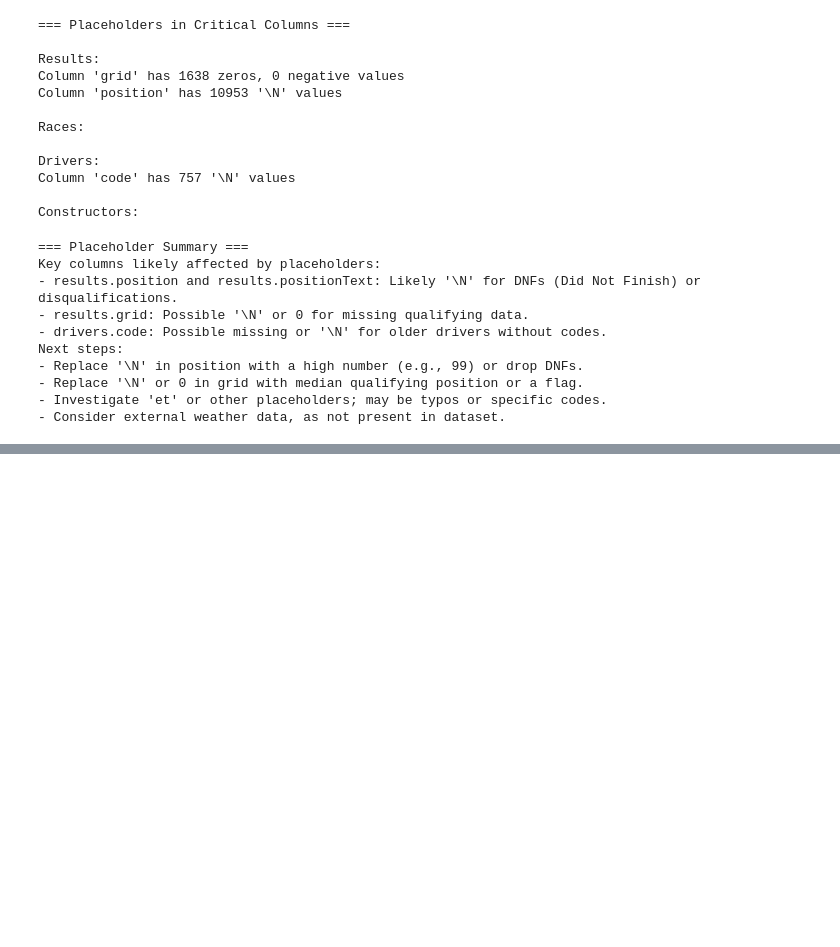
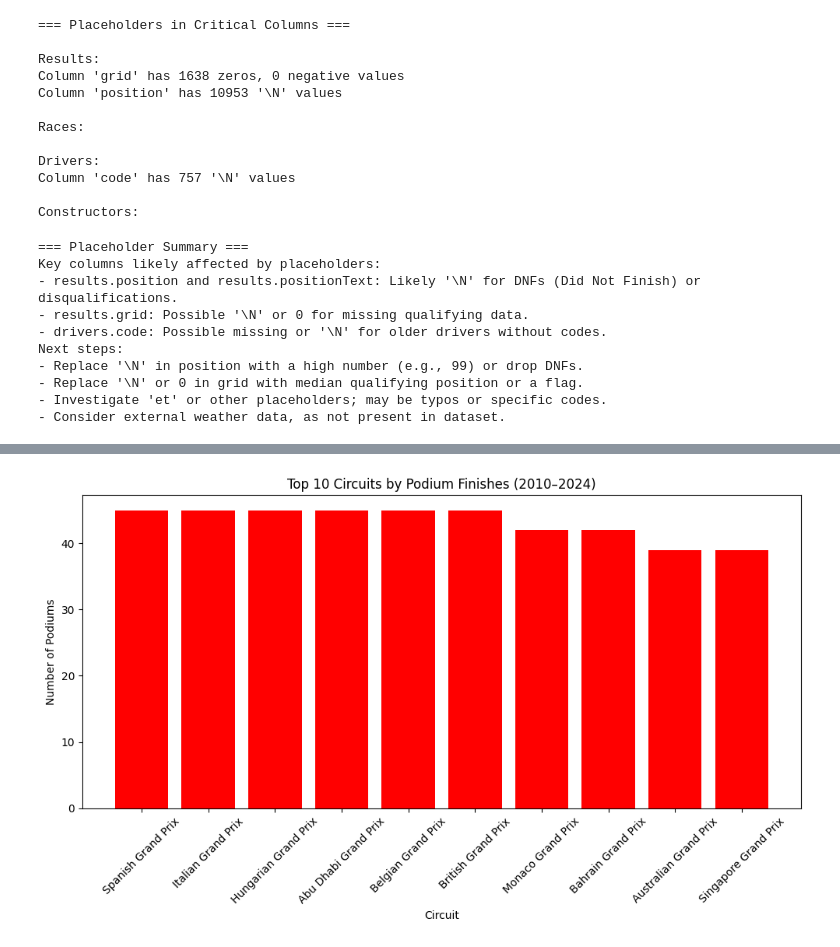
Before and after one commit to g0ku103/f1-podium-prediction, a Jupyter notebook: notebooks/eda.ipynb, the cells around one changed output, grey strips where cells are left out. Cells and saved outputs as stored; diff of their text form; code cells hidden in the pictures; blank space fills up the shorter version.

```diff
--- a/notebooks/eda.ipynb
+++ b/notebooks/eda.ipynb
@@ -222,0 +281,15 @@ Next steps:
+# %%
+# Podium counts by circuit
+circuit_podiums = df[df['podium'] == 1]['race_name'].value_counts().head(10)  # Top 10 circuits
+
+plt.figure(figsize=(10, 6))
+plt.bar(circuit_podiums.index, circuit_podiums.values, color='red')
+plt.title('Top 10 Circuits by Podium Finishes (2010–2024)')
+plt.xlabel('Circuit')
+plt.ylabel('Number of Podiums')
+plt.xticks(rotation=45)
+plt.tight_layout()
+plt.savefig('../visualizations/circuit_podiums.png')
+plt.show()
+# %% [output]
+[figure, added]
```
Also changed, not shown: parts of 3 cells of this notebook.
